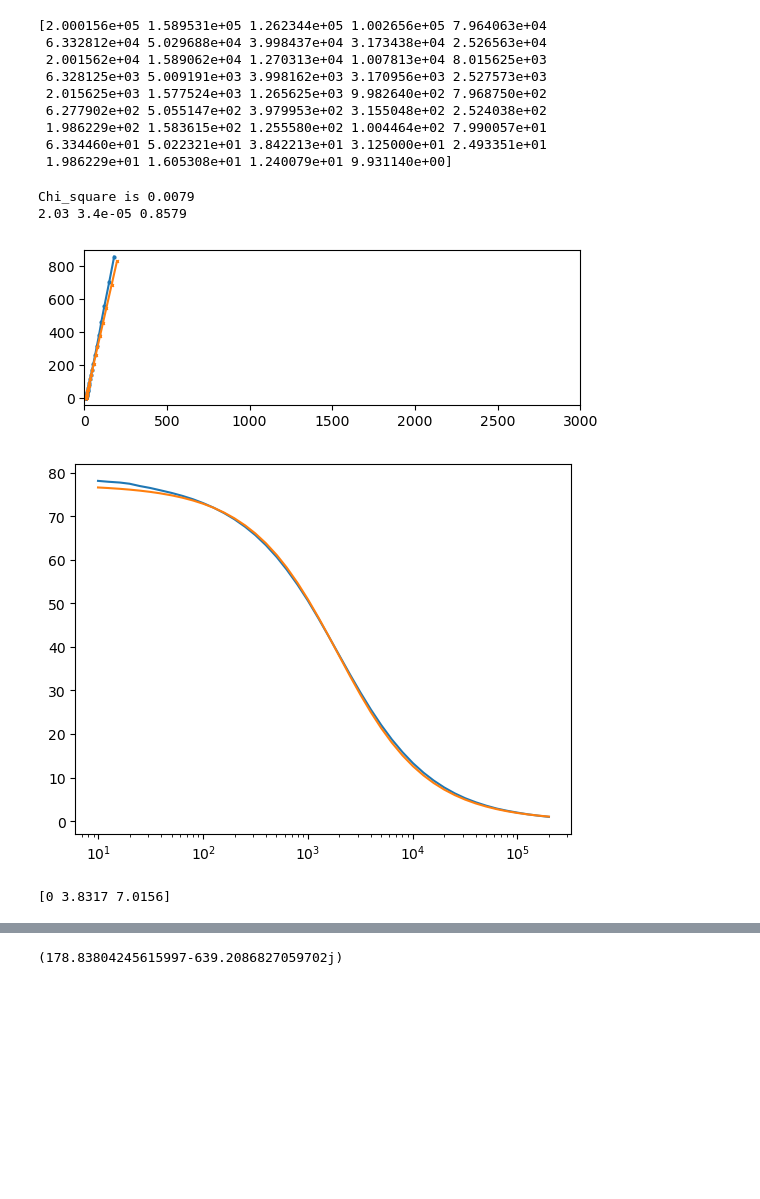
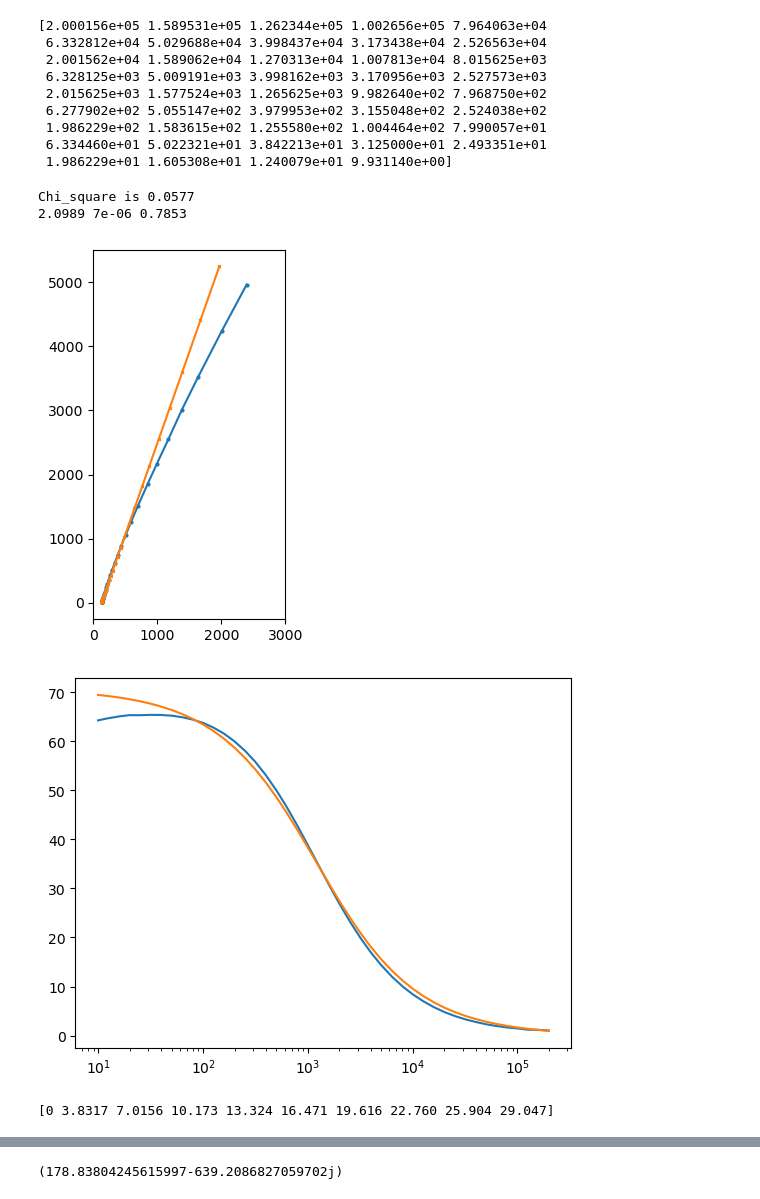
Before and after one commit to avkc983/Python-Codes2, a Jupyter notebook: Impedance_fitting/RQ_fitting_1.ipynb, the cells around one changed output, grey strips where cells are left out. Cells and saved outputs as stored; diff of their text form; code cells hidden in the pictures; blank space fills up the shorter version.

Commit message:
Curve-fit trials done

```diff
--- a/Impedance_fitting/RQ_fitting_1.ipynb
+++ b/Impedance_fitting/RQ_fitting_1.ipynb
@@ -14,7 +14,7 @@ import matplotlib.pyplot as plt
 # print(f)
 
 
-filename = "1PVDF_K_0_0131_top16mm_A.DTA"
+filename = "Trial-5mm-30th-1.DTA"
 
 with open(filename, 'r', encoding='ISO-8859-1') as input_file:
         lines = input_file.readlines()
@@ -64,8 +64,8 @@ alp = 0.8
 from scipy.optimize import minimize, NonlinearConstraint
 
 t= dist = 120*1e-6
-K_pure =0.131
-rb=16e-3/2
+K_pure =0.1
+rb=5e-3/2
 rtop=16e-3/2
 
 def objective(x):
@@ -106,37 +106,37 @@ res = minimize(objective,x0,method='trust-constr', constraints=[], bounds=bounds
 
 Chi_square_min = res.fun
 print(f"Chi_square is {Chi_square_min:.4f}")
 R_fit = round(res.x[0],4)
 alp_fit = round(res.x[1],4)
 Q_fit = round(res.x[2],6)
 omega = 2*np.pi*freq_exp
 Impedance_rq_fit= R_fit + 1/(((1j*omega)**alp_fit)*Q_fit)
 Nm_fit = K_pure*R_fit*np.pi*(rb**2)/t
 print(round(Nm_fit,4),Q_fit,alp_fit)
 # mod_weight = np.real(Impedance_rq_fit)**2 + np.imag(Impedance_rq_fit)**2
 # plt.semilogx(freq_exp,mod_weight)
 # plt.show()
 
 #print(f"The minimum value of the objective function is {res.fun:.4f} at x = {res.x}.")
 
 
 ####Plots
 plt.plot(ReZ_exp,-ImZ_exp,'o-',ms=2)
 plt.plot(np.real(Impedance_rq_fit),-np.imag(Impedance_rq_fit),'x-',ms=2)
 plt.xlim(0,3000)
 # plt.legend("Exp","fit")
 plt.gca().set_aspect('equal')
 plt.show()
 
 #Phase angle plot
 plt.semilogx(freq_exp,57.29*np.arctan(-ImZ_exp/ReZ_exp))
 plt.semilogx(freq_exp,57.29*np.arctan(-np.imag(Impedance_rq_fit)/np.real(Impedance_rq_fit)))
 plt.show()
 # %% [output]
-Chi_square is 0.0079
-2.03 3.4e-05 0.8579
+Chi_square is 0.0577
+2.0989 7e-06 0.7853
-[figure, old version]
+[figure, new version]
-[figure, old version]
+[figure, new version]
 # %%
 # To get solutions of characteristic equations
 import scipy
@@ -144,7 +144,7 @@ from sympy import *
 
 lam = Symbol("lambda")
 sol =0
-NN = 3  # No of solutions of the equation
+NN = 10 # No of solutions of the equation
 solutions = [0]  # First solution
 
 for i in range(1,NN):
@@ -154,7 +154,7 @@ for i in range(1,NN):
 Lam = np.array(solutions)
 print(Lam)
 # %% [output]
-[0 3.8317 7.0156]
+[0 3.8317 7.0156 10.173 13.324 16.471 19.616 22.760 25.904 29.047]
 # %%
 #Maths fitting
 from scipy.optimize import minimize, NonlinearConstraint
```
Also changed, not shown: parts of 4 cells of this notebook, 2 other files.
